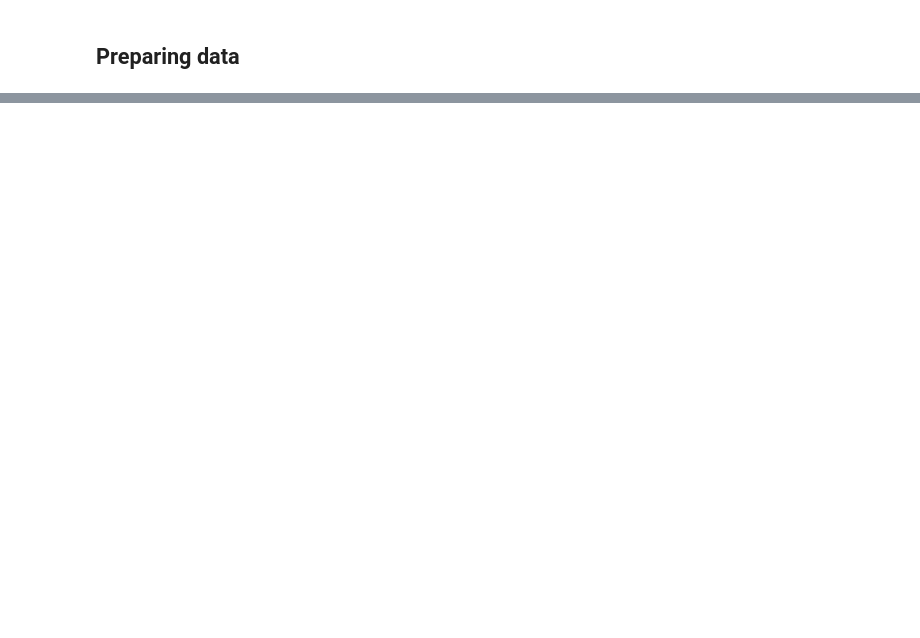
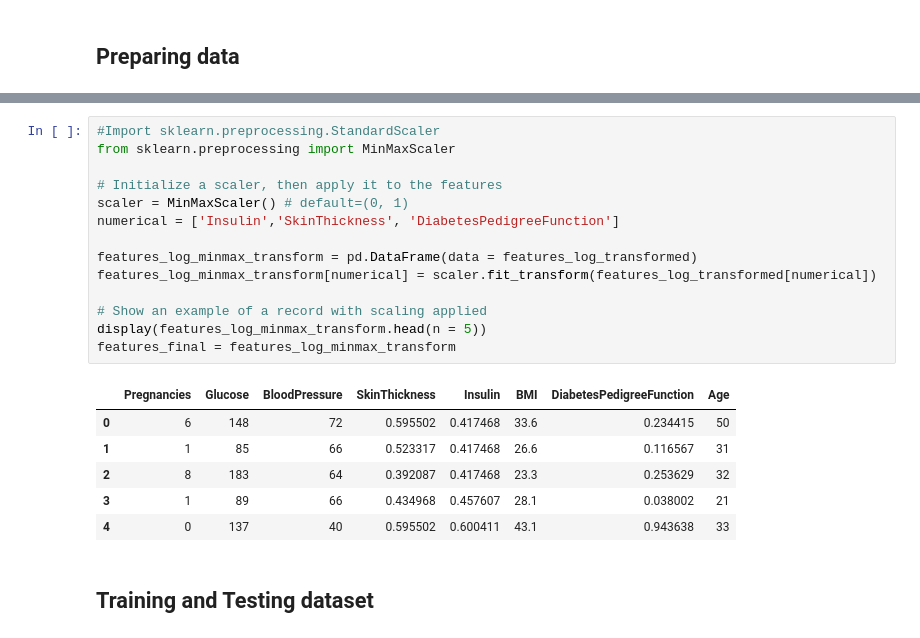
Before and after one commit to Akash-vadakkeveetil/Diabetes-prediction, a Jupyter notebook: diabetes-prediction-system.ipynb, the cells around one changed output, grey strips where cells are left out. Drawn from its saved outputs; the diff is of its cells as text; blank space fills up the shorter version.

```diff
--- a/diabetes-prediction-system.ipynb
+++ b/diabetes-prediction-system.ipynb
@@ -47,0 +161,23 @@ display(data.head())
+# %%
+#Import sklearn.preprocessing.StandardScaler
+from sklearn.preprocessing import MinMaxScaler
+
+# Initialize a scaler, then apply it to the features
+scaler = MinMaxScaler() # default=(0, 1)
+numerical = ['Insulin','SkinThickness', 'DiabetesPedigreeFunction']
+
+features_log_minmax_transform = pd.DataFrame(data = features_log_transformed)
+features_log_minmax_transform[numerical] = scaler.fit_transform(features_log_transformed[numerical])
+
+# Show an example of a record with scaling applied
+display(features_log_minmax_transform.head(n = 5))
+features_final = features_log_minmax_transform
+# %% [output]
+|  | Pregnancies | Glucose | BloodPressure | SkinThickness | Insulin | BMI | DiabetesPedigreeFunction | Age |
+| 0 | 6 | 148 | 72 | 0.595502 | 0.417468 | 33.6 | 0.234415 | 50 |
+| 1 | 1 | 85 | 66 | 0.523317 | 0.417468 | 26.6 | 0.116567 | 31 |
+| 2 | 8 | 183 | 64 | 0.392087 | 0.417468 | 23.3 | 0.253629 | 32 |
+| 3 | 1 | 89 | 66 | 0.434968 | 0.457607 | 28.1 | 0.038002 | 21 |
+| 4 | 0 | 137 | 40 | 0.595502 | 0.600411 | 43.1 | 0.943638 | 33 |
+# %% [markdown]
+## Training and Testing dataset
```
Also changed, not shown: parts of 10 cells of this notebook.
